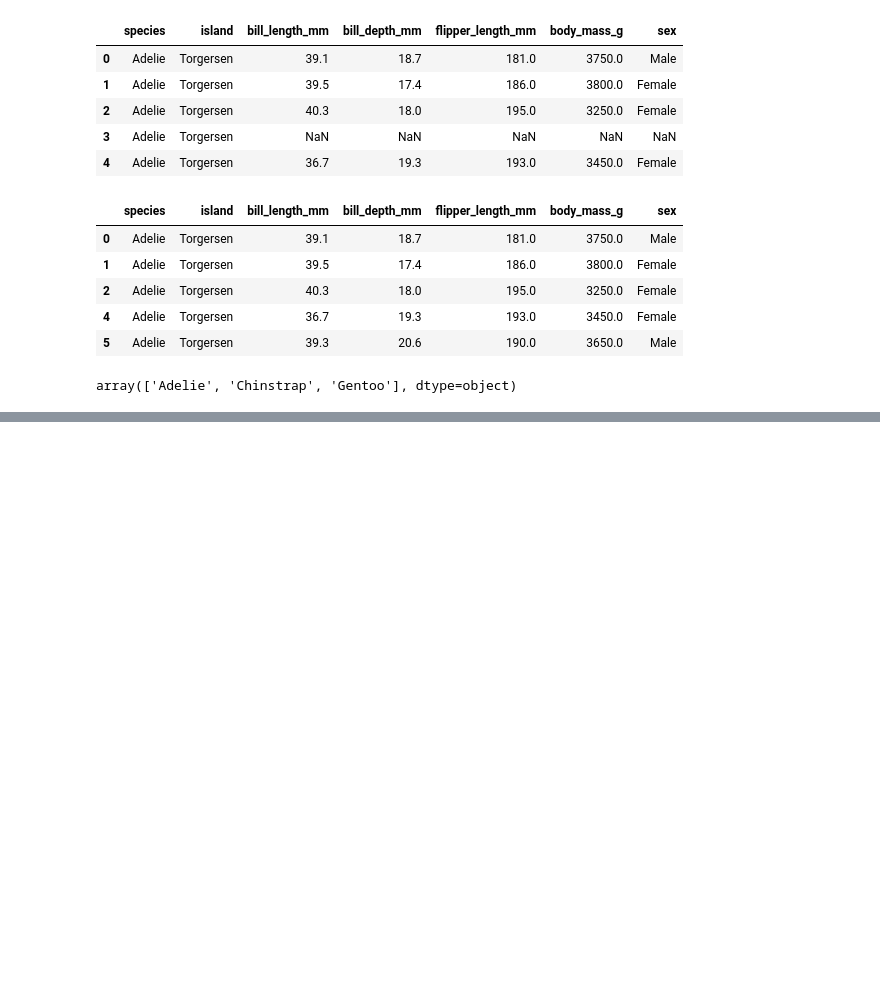
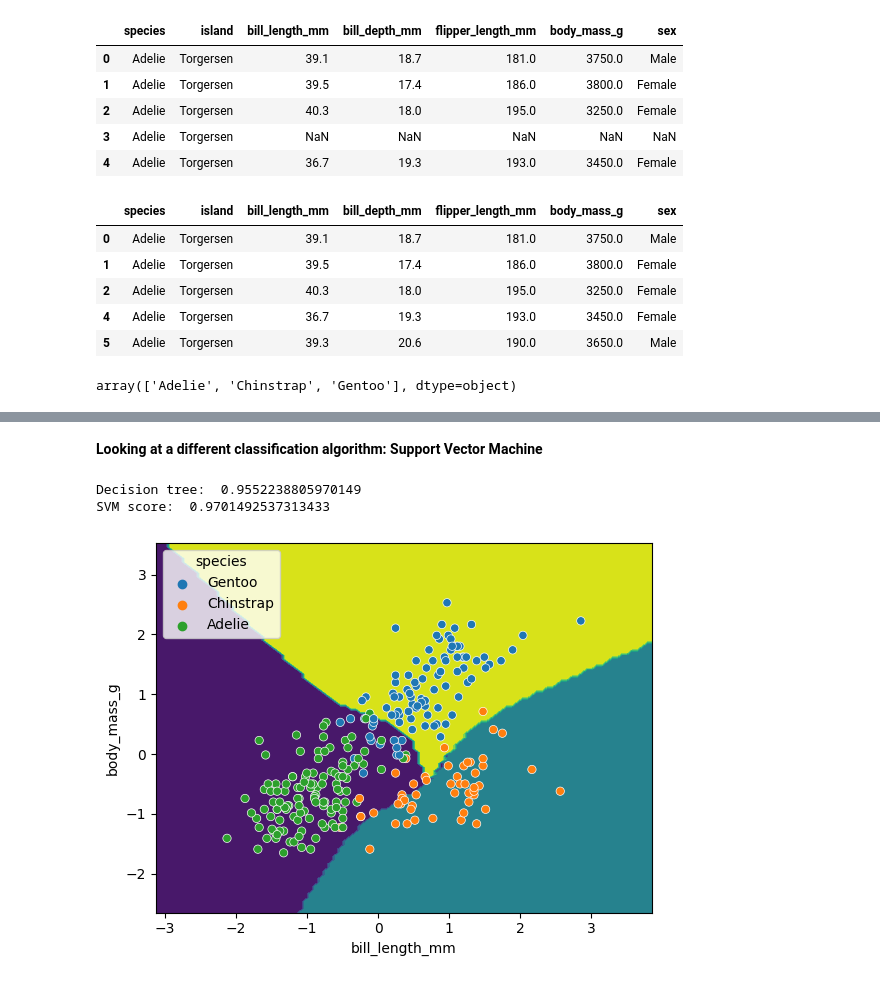
Before and after one commit to MaxDangVu136/ml_carpentry_workshop_2023, a Jupyter notebook: ml_carpentry_workshop_day1_classification.ipynb, the cells around one changed output, grey strips where cells are left out. Saved outputs shown, nothing was run; the diff lists cells and outputs as text; code cells hidden in the pictures; blank space fills up the shorter version.

```diff
--- a/ml_carpentry_workshop_day1_classification.ipynb
+++ b/ml_carpentry_workshop_day1_classification.ipynb
@@ -45,0 +129,35 @@ sns.scatterplot(x_train, x=feature_names[0], y=feature_names[1], hue=y_train)
+# %% [markdown]
+**Looking at a different classification algorithm: Support Vector Machine**
+# %%
+from sklearn import preprocessing
+import pandas as pd
+
+# Normalise data with different magnitudes so that it has mean of 0 and variance of 1 (without this step - SVM only looks at data with greatest variance)
+scaler = preprocessing.StandardScaler()
+scaler.fit(x_train)
+
+x_train_scaled = pd.DataFrame(scaler.transform(x_train), columns=x_train.columns, index=x_train.index)
+x_test_scaled = pd.DataFrame(scaler.transform(x_test), columns=x_test.columns, index=x_test.index)
+# %%
+from sklearn import svm
+
+SVM = svm.SVC(kernel='poly', degree=3, C=1.5)
+SVM.fit(x_train_scaled, y_train)
+svm_score = SVM.score(x_test_scaled, y_test)
+
+print("Decision tree: ", clf_score)
+print("SVM score: ", svm_score)
+# %% [output]
+Decision tree:  0.9552238805970149
+SVM score:  0.9701492537313433
+# %%
+x2 = x_train_scaled[[f1, f2]]
+
+SVM = svm.SVC(kernel='poly', degree=3, C=1.5)
+SVM.fit(x2, y_train)
+
+DecisionBoundaryDisplay.from_estimator(SVM, x2) #, ax=ax
+sns.scatterplot(x2, x=f1, y=f2, hue=y_train)
+plt.show()
+# %% [output]
+[figure, added]
```
Also changed, not shown: parts of 14 cells of this notebook.
